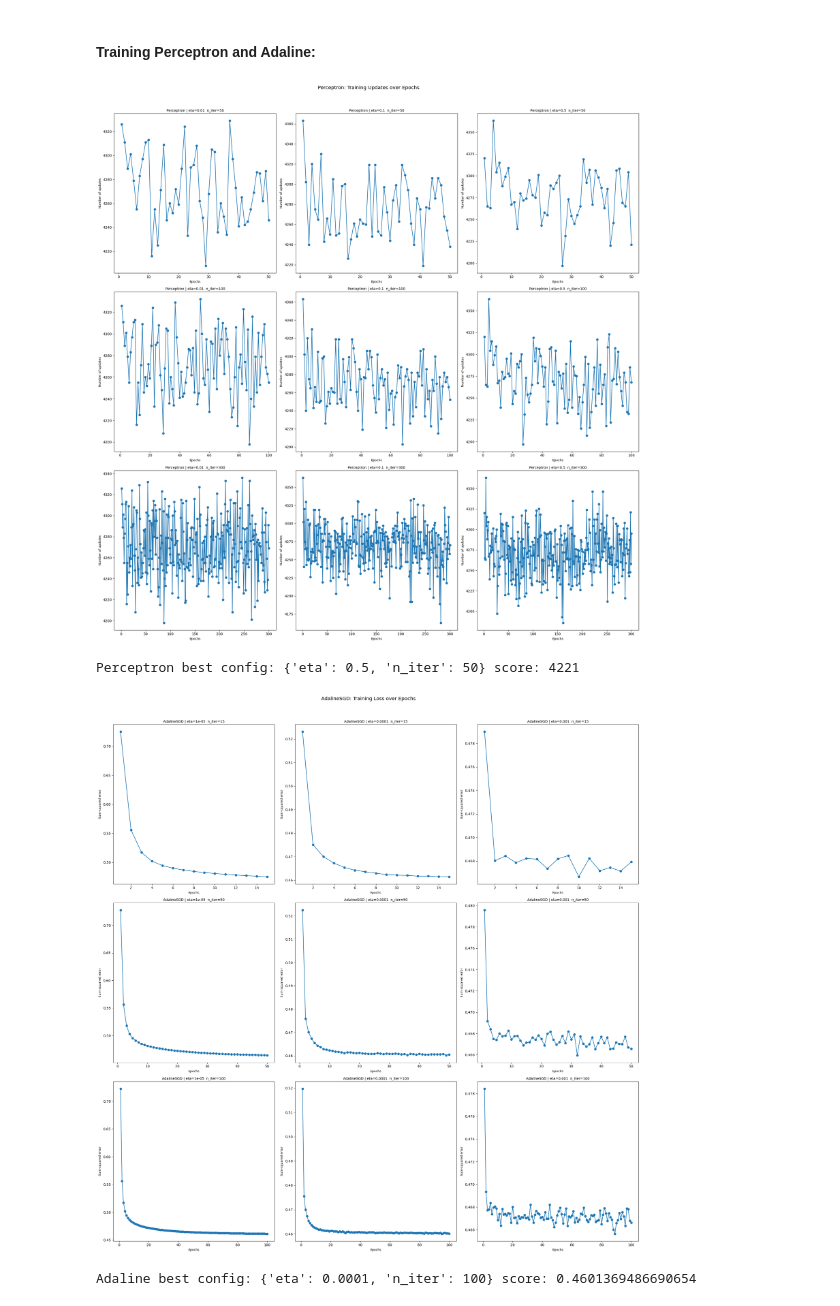
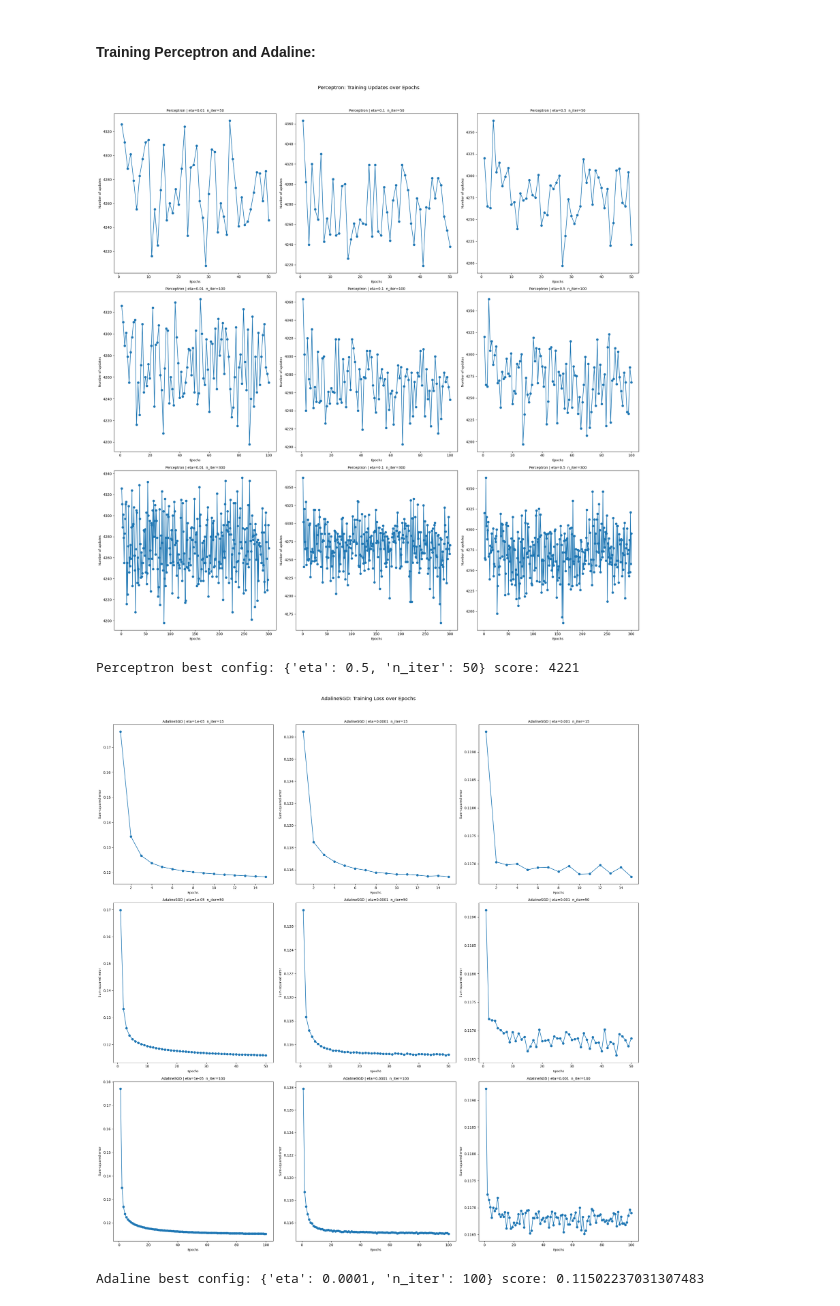
Before and after one commit to cmorris01/project1-foundations_of_classification_algorithms, a Jupyter notebook: notebooks/main.ipynb, the cells around one changed output. Drawn from its saved outputs; the diff is of its cells as text; code cells hidden in the pictures.

```diff
--- a/notebooks/main.ipynb
+++ b/notebooks/main.ipynb
@@ -25,10 +25,11 @@ from scripts.adalinesgd_model import AdalineSGD
 #### Preprocessing:
 # %%
 # read in data
-data_handler = DataHandler("data/project_adult.csv")
+data_handler = DataHandler()
+data_handler.load_data_into_class(file_path="data/project_adult.csv")
 
 # split into train and test
-X_train, X_test, y_train, y_test = data_handler.split_data(target_column="income")
+X_train, X_test, y_train, y_test = data_handler.split_data(target_column="income", filepath="data/project_adult.csv")
 
 # preprocess the data
 X_train_processed = data_handler.preprocess_set(X_train, train_or_test="train")
@@ -39,7 +40,6 @@ X_test_processed = data_handler.preprocess_set(X_test, train_or_test="test")
 # handbuilt perceptron and adaline models require data of different shape (numpy arrays)
 X_train_perceptron = X_train_processed.values
 y_train_perceptron = (y_train == ">50K").astype(int).values
-y_train_adaline = np.where(y_train == ">50K", 1, -1)  # Adaline expects -1, 1 labels
 
 # initialize perceptron and adaline models. iterate through learning rates and iterations to find best hyperparameters
 perceptron_eta_list = [0.01, 0.1, 0.5]
@@ -66,33 +66,33 @@ for r, n_iter in enumerate(perceptron_max_iter_list):
         ax[r, c].set_title(f"Perceptron | eta={eta}  n_iter={n_iter}", fontsize=10)
 
 fig.suptitle("Perceptron: Training Updates over Epochs", fontsize=14, y=1.02)
 fig.tight_layout()
 plt.show()
 print("Perceptron best config:", best_ppn_cfg, "score:", best_ppn_score)
 
 # ADALINE (SGD)
 fig, ax = plt.subplots(nrows=len(adaline_max_iter_list), ncols=len(adaline_eta_list), figsize=(22, 22))
 best_ada_score, best_ada_cfg = np.inf, None
 for r, n_iter in enumerate(adaline_max_iter_list):
     for c, eta in enumerate(adaline_eta_list):
         ada = AdalineSGD(n_iter=n_iter, eta=eta)  # add shuffle/random_state if supported
-        ada.fit(X_train_perceptron, y_train_adaline)
+        ada.fit(X_train_perceptron, y_train_perceptron)
         hist = getattr(ada, "losses_", [])
         if len(hist) > 0:
             ax[r, c].plot(range(1, len(hist)+1), hist, marker='o')
             last = hist[-1]
             if last < best_ada_score:
                 best_ada_score, best_ada_cfg = last, {"eta": eta, "n_iter": n_iter}
         ax[r, c].set_xlabel("Epochs", fontsize=9)
         ax[r, c].set_ylabel("Sum-squared error", fontsize=9)
         ax[r, c].set_title(f"AdalineSGD | eta={eta}  n_iter={n_iter}", fontsize=10)
 
 fig.suptitle("AdalineSGD: Training Loss over Epochs", fontsize=14, y=1.02)
 fig.tight_layout()
 plt.show()
 print("Adaline best config:", best_ada_cfg, "score:", best_ada_score)
 # %% [output]
 [figure]
 Perceptron best config: {'eta': 0.5, 'n_iter': 50} score: 4221
-[figure, old version]
+[figure, new version]
-Adaline best config: {'eta': 0.0001, 'n_iter': 100} score: 0.4601369486690654
+Adaline best config: {'eta': 0.0001, 'n_iter': 100} score: 0.11502237031307483
```
Also changed, not shown: parts of 4 cells of this notebook, 2 other files.
